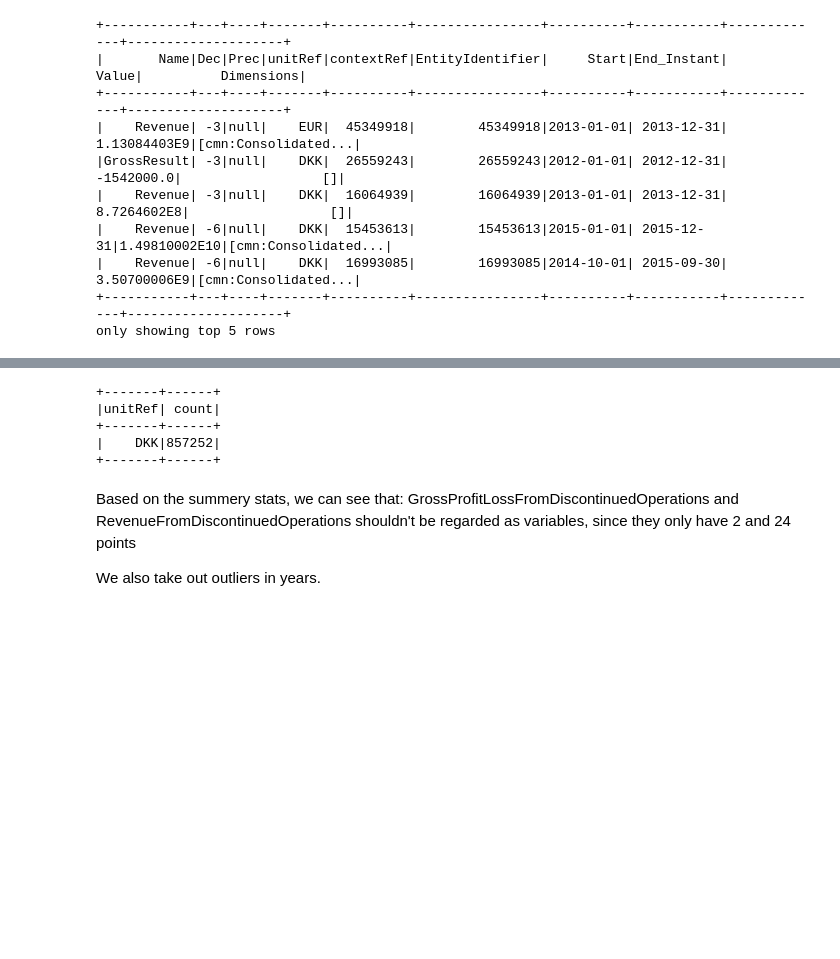
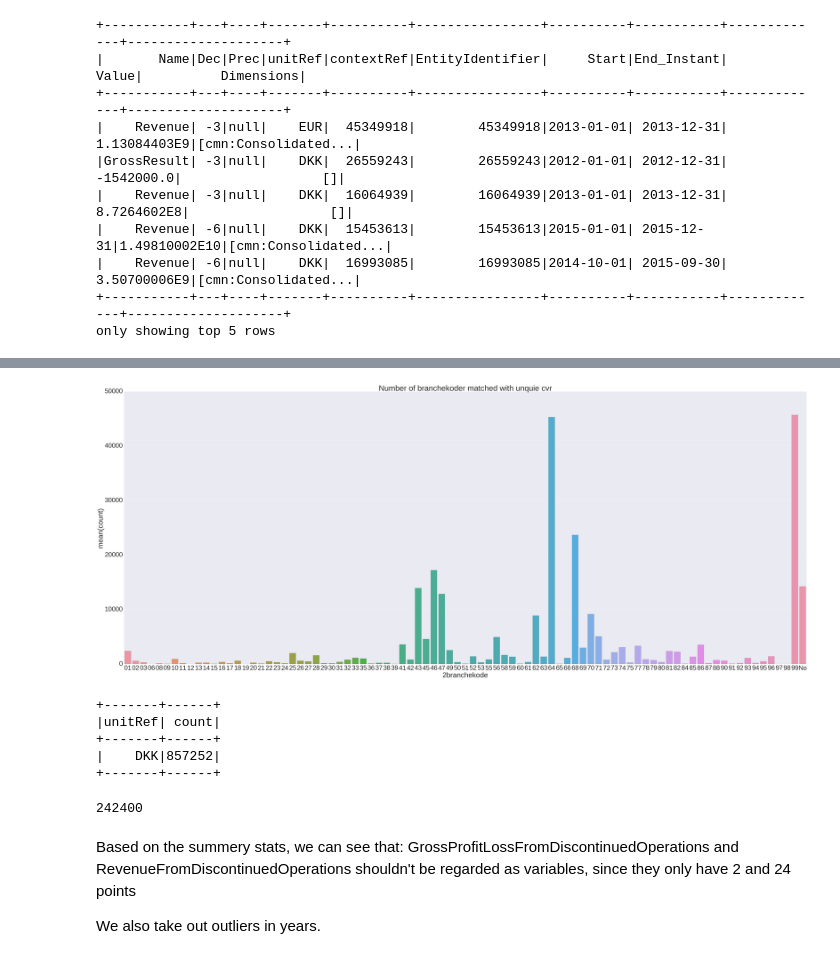
Before and after one commit to mssalvador/notebooks, a Jupyter notebook: notebooks/vaekst/VækstSprint.ipynb, the cells around one changed output, grey strips where cells are left out. Cells and saved outputs as stored; diff of their text form; code cells hidden in the pictures; blank space fills up the shorter version.

```diff
--- a/notebooks/vaekst/VækstSprint.ipynb
+++ b/notebooks/vaekst/VækstSprint.ipynb
@@ -148,12 +170,3 @@ pivotCols = [x for x in mappedCols]
-# %%
-pivotDf = (turnoverDf
-           .groupBy(*turnoverDf.columns)
-           .count()
-           .groupBy(*groupCols)
-           .pivot("Name",mappedCols)
-           .agg(F.max(maxStruct))
-           .select(groupCols+[F.col(x+".Value").alias(x) for x in pivotCols])
-           .orderBy("EntityIdentifier"))
 # %%
 pivotDf.show(5,truncate=False)
 #pivotDf.printSchema()
@@ -203,9 +251,23 @@ joinStatement = ((virkDf["cvrNummer"] == noConsolidatedDf["cvr"]) & noConsolidat
 
 cols = ["cvr","unitRef","contextRef","Start",
         "End_Instant","Dimensions","GrossResult",
-        "GrossProfitLoss","EmployeeTurnover","Revenue","StartYear","branchekode","gyldigFra","gyldigTil"]
+        "GrossProfitLoss","EmployeeTurnover","Revenue","StartYear","branchekode","branchetekst","rank"]
 
+newWindowsRank = Window.partitionBy("cvr").orderBy("StartYear")
+
+stringTwoTruncUdf = F.udf(lambda x: str(x)[:2],StringType())
+stringFourTruncUdf = F.udf(lambda x: str(x)[:4],StringType())
+
+#create the combined dataframe for regnskabsposts and branchekoder. posts before 2010 are removed and rank is recalculated if needed!
 joinedDf = (noConsolidatedDf
-            .join(other=virkDf,on=joinStatement,how="inner")
-            .select(cols))
-joinedDf.show()
+            .join(other=virkDf,on=joinStatement,how="left")
+            #.drop("rank")
+            .filter(F.col("StartYear") >= 2010) #take out pre 2010 posts.
+            .withColumn("rank",F.rank().over(newWindowsRank)) # recreate ranks
+            .select(cols+[stringTwoTruncUdf("branchekode").alias("2branchekode"),stringFourTruncUdf("branchekode").alias("4branchekode")])
+            .cache()
+           )
+
+
+
+#joinedDf.filter(F.col("cvr") == 10031923).orderBy("Start").show()
@@ -272,0 +294,14 @@ only showing top 5 rows
+# %%
+groupBrancherDf = joinedDf.select("cvr","2branchekode").distinct().groupBy("2branchekode").count().orderBy("2branchekode")
+#groupBrancherDf.filter(F.col("count") >= 1000).orderBy("2branchekode").show(121,truncate=False)
+#print(groupBrancherDf.count())
+
+
+plt.figure(figsize=(75,30))
+sb.set(font_scale=4)
+plt.title("Number of branchekoder matched with unquie cvr")
+ax = sb.barplot("2branchekode","count",data=groupBrancherDf.toPandas(),label='big')
+plt.show()
+sb.set(font_scale=1)
+# %% [output]
+[figure, added]
@@ -281,6 +330,24 @@ noConsolidatedDf.groupBy("unitRef").count().show()
 # %%
 def partitionPerYear(Df, Year):
     return Df.filter(F.year("Start") == Year)
+# %%
+removeSmallAmountcols = ["GrossProfitLossFromDiscontinuedOperations","RevenueFromDiscontinuedOperations"]
+includedCols = [F.log1p(f).alias(f) for f in mappedCols if f not in removeSmallAmountcols]+[F.year("Start").alias("year")]
+
+
+
+filteredOutliersDf = (joinedDf
+                      .select([i for i in joinedDf.columns if i not in removeSmallAmountcols])
+                      .filter((F.year("Start") >= 2010) & (F.year("Start") < 2016))
+                      .na # values that aren't there are pr. default set to 0
+                      .fill(0.0,subset=[x for x in mappedCols if x not in removeSmallAmountcols])
+                      .join(hovedBrancheDf,(hovedBrancheDf["Hovedgruppe"] == joinedDf["2branchekode"]),"left")
+                      .drop("Hovedgruppe")
+                      .drop("branchetekst")
+                      .withColumnRenamed(existing="Tekst",new="branchetekst")
+                     )
+# %% [output]
+242400
 # %% [markdown]
 Based on the summery stats, we can see that: GrossProfitLossFromDiscontinuedOperations and RevenueFromDiscontinuedOperations shouldn't be regarded as variables, since they only have 2 and 24 points
 
```
Also changed, not shown: parts of 39 cells of this notebook, 2 other files.
